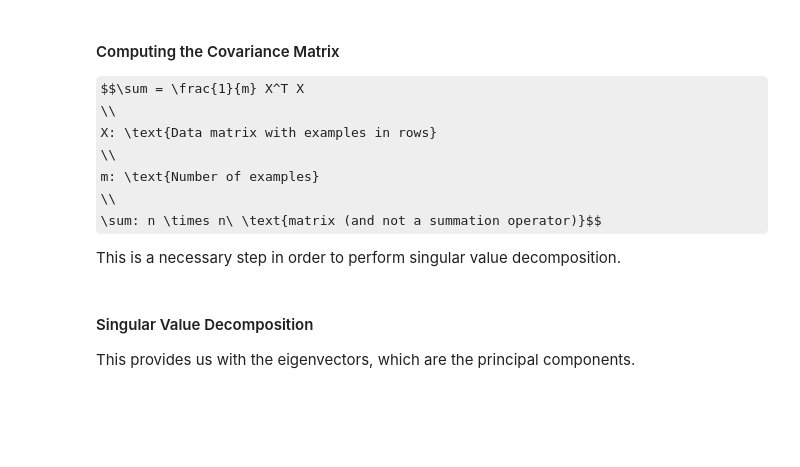
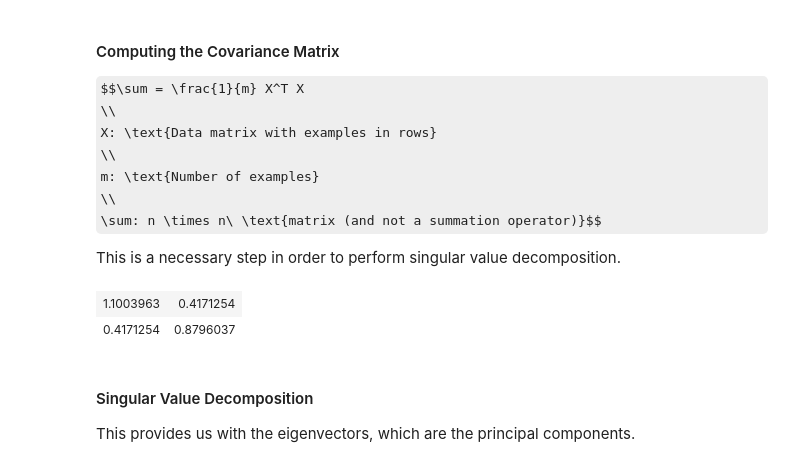
Before and after one commit to JeffMacaluso/Misc, a Jupyter notebook: MachineLearningMOOC/Ex7 R - k-means Clustering and Principal Component Analysis.ipynb, the cells around one changed output. Drawn from its saved outputs; the diff is of its cells as text; code cells hidden in the pictures; some formulas as TeX source; blank space fills up the shorter version.

Commit message:
Added basic PCA functions

```diff
--- a/MachineLearningMOOC/Ex7 R - k-means Clustering and Principal Component Analysis.ipynb
+++ b/MachineLearningMOOC/Ex7 R - k-means Clustering and Principal Component Analysis.ipynb
@@ -317,6 +317,12 @@ Implementing PCA consists of three steps:
 $$x' = \frac{x - \bar{x}}{\sigma}$$
 
 As always, this ensures that one variable doesn't carry more importance over the others.
+# %%
+standard_scaler <- function(X) {
+  # Scales data between 0 and 1
+  xScaled <- (X - mean(X)) / sd(X)
+  return(xScaled)
+}
 # %% [markdown]
 #### Computing the Covariance Matrix
 
@@ -329,6 +335,21 @@ m: \text{Number of examples}
 \sum: n \times n\ \text{matrix (and not a summation operator)}$$
 
 This is a necessary step in order to perform singular value decomposition.
+# %%
+covariance_matrix <- function(X) {
+  # Returns the covariance matrix
+  m <- dim(X)[1]  # Parameter used for calculation
+  X <- standard_scaler(X)  # Scaling before covariance
+  X <- as.matrix(X)
+  covariance <- (1/m) * (t(X) %*% X)  # Calculating covariance
+  return(covariance)
+}
+
+
+covariance_matrix(X)
+# %% [output]
+| 1.1003963 | 0.4171254 |
+| 0.4171254 | 0.8796037 |
 # %% [markdown]
 #### Singular Value Decomposition
 
```
Also changed, not shown: parts of 3 cells of this notebook.
